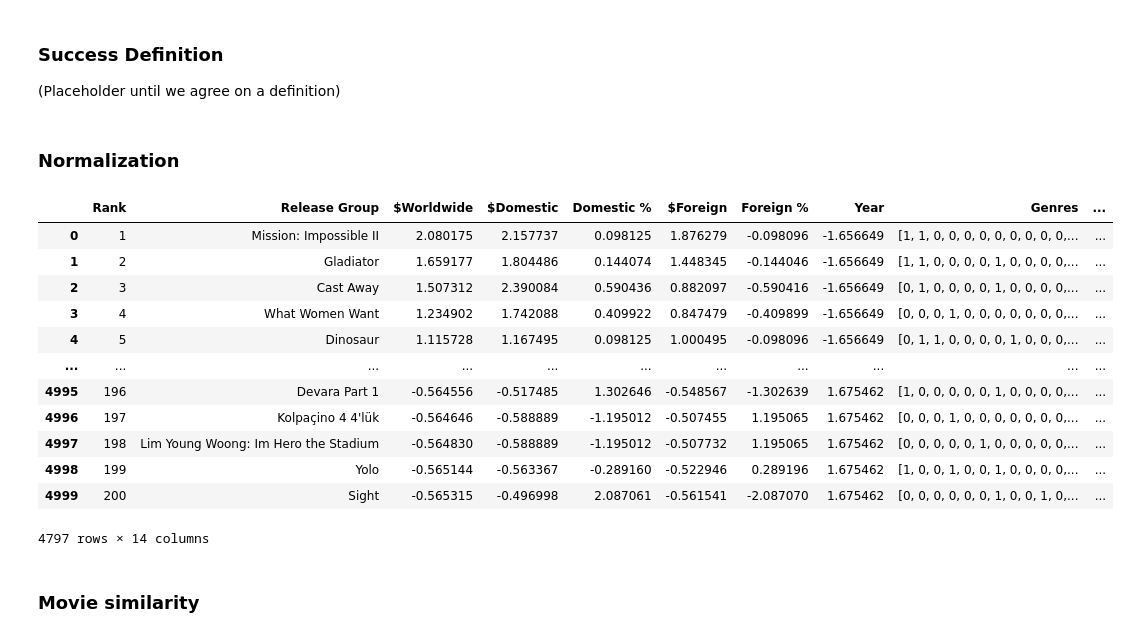
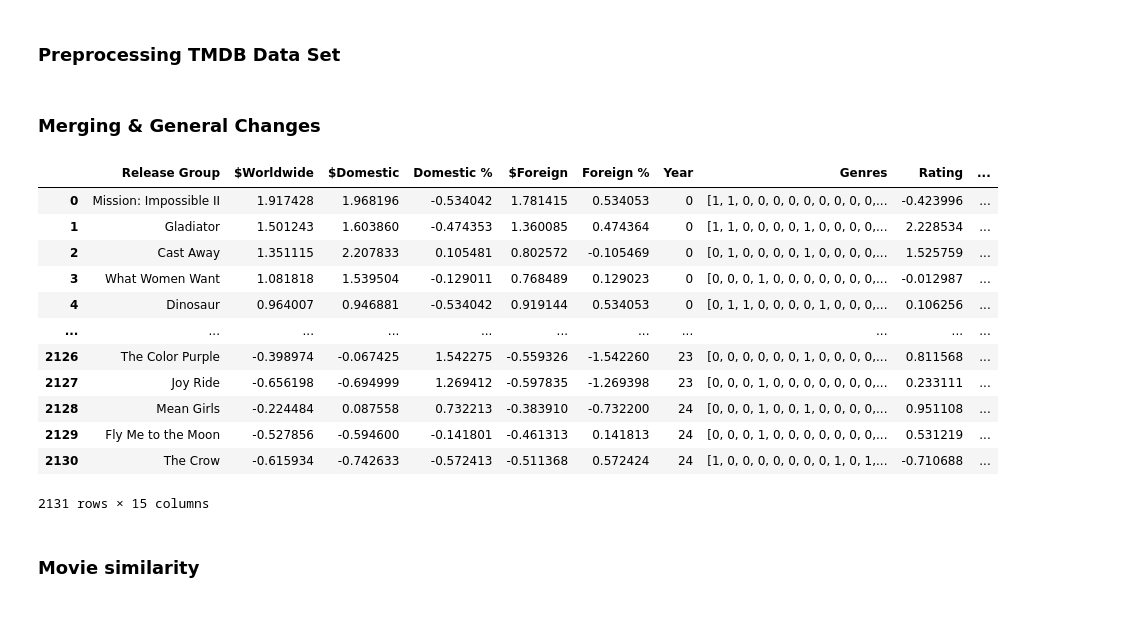
Before and after one commit to Jaslavie/sleeper-cinema, a Jupyter notebook: Data_Processing.ipynb, the cells around one changed output. Cells and saved outputs as stored; diff of their text form; code cells hidden in the pictures.

Commit message:
Finish data processing and begin graph implementation/construction

```diff
--- a/Data_Processing.ipynb
+++ b/Data_Processing.ipynb
@@ -3,4 +3,11 @@
 # %%
+import json
 import pandas as pd
-import sklearn
+import matplotlib.pyplot as plt
 from sklearn.preprocessing import StandardScaler
+from graph import Graph
+from graph_algorithms import get_degree_distribution, get_diameter
+
+csv_file_a = "./enhanced_box_office_data(2000-2024).csv"
+csv_file_b = "./tmdb_5000_movies.csv"
+graph_data_file = "./movie_graph.pkl"
@@ -171,3 +102,0 @@ display(movie_data)
-# %% [markdown]
-### Success Definition
-(Placeholder until we agree on a definition)
@@ -177,0 +103,2 @@ movie_data["Success"] = (movie_data["$Worldwide"] / movie_data["Year"].map(media
+# %% [markdown]
+### Preprocessing TMDB Data Set
@@ -178,33 +147,44 @@ movie_data["Success"] = (movie_data["$Worldwide"] / movie_data["Year"].map(media
 # %% [markdown]
-### Normalization
+### Merging & General Changes
 # %%
+# =================================================================================================
+# MERGING DATASETS
+# =================================================================================================
+movie_data = pd.merge(movie_data_A, movie_data_B, on="Release Group")
+
+# =================================================================================================
+# SUCCESS DEFINITION
+# =================================================================================================
+movie_data["Success"] = ((movie_data["$Worldwide"] - movie_data["Budget"])/ movie_data["Budget"]) > 1
+
+# Previously:
+# median_per_year = movie_data[['Year', '$Worldwide']].groupby("Year")["$Worldwide"].median()
+# movie_data["Success"] = (movie_data["$Worldwide"] / movie_data["Year"].map(median_per_year)) > 1
 
 # =================================================================================================
 # NORMALIZATION
 # =================================================================================================
-
-numeric_features = ['$Worldwide', '$Domestic', '$Foreign', 'Domestic %', 'Foreign %', 'Rating', 'Vote_Count', 'Year']
-
 scaler = StandardScaler()
+numeric_features = ['$Worldwide', '$Domestic', '$Foreign', 'Domestic %', 'Foreign %', 'Rating', 'Vote_Count', 'Budget']
 movie_data[numeric_features] = scaler.fit_transform(movie_data[numeric_features])
 
 # =================================================================================================
 # FINAL TABLE
 # =================================================================================================
 display(movie_data)
 # %% [output]
-|  | Rank | Release Group | $Worldwide | $Domestic | Domestic % | $Foreign | Foreign % | Year | Genres | ... |
-| 0 | 1 | Mission: Impossible II | 2.080175 | 2.157737 | 0.098125 | 1.876279 | -0.098096 | -1.656649 | [1, 1, 0, 0, 0, 0, 0, 0, 0, 0, 0,... | ... |
-| 1 | 2 | Gladiator | 1.659177 | 1.804486 | 0.144074 | 1.448345 | -0.144046 | -1.656649 | [1, 1, 0, 0, 0, 0, 1, 0, 0, 0, 0,... | ... |
-| 2 | 3 | Cast Away | 1.507312 | 2.390084 | 0.590436 | 0.882097 | -0.590416 | -1.656649 | [0, 1, 0, 0, 0, 0, 1, 0, 0, 0, 0,... | ... |
-| 3 | 4 | What Women Want | 1.234902 | 1.742088 | 0.409922 | 0.847479 | -0.409899 | -1.656649 | [0, 0, 0, 1, 0, 0, 0, 0, 0, 0, 0,... | ... |
-| 4 | 5 | Dinosaur | 1.115728 | 1.167495 | 0.098125 | 1.000495 | -0.098096 | -1.656649 | [0, 1, 1, 0, 0, 0, 0, 1, 0, 0, 0,... | ... |
+|  | Release Group | $Worldwide | $Domestic | Domestic % | $Foreign | Foreign % | Year | Genres | Rating | ... |
+| 0 | Mission: Impossible II | 1.917428 | 1.968196 | -0.534042 | 1.781415 | 0.534053 | 0 | [1, 1, 0, 0, 0, 0, 0, 0, 0, 0, 0,... | -0.423996 | ... |
+| 1 | Gladiator | 1.501243 | 1.603860 | -0.474353 | 1.360085 | 0.474364 | 0 | [1, 1, 0, 0, 0, 0, 1, 0, 0, 0, 0,... | 2.228534 | ... |
+| 2 | Cast Away | 1.351115 | 2.207833 | 0.105481 | 0.802572 | -0.105469 | 0 | [0, 1, 0, 0, 0, 0, 1, 0, 0, 0, 0,... | 1.525759 | ... |
+| 3 | What Women Want | 1.081818 | 1.539504 | -0.129011 | 0.768489 | 0.129023 | 0 | [0, 0, 0, 1, 0, 0, 0, 0, 0, 0, 0,... | -0.012987 | ... |
+| 4 | Dinosaur | 0.964007 | 0.946881 | -0.534042 | 0.919144 | 0.534053 | 0 | [0, 1, 1, 0, 0, 0, 0, 1, 0, 0, 0,... | 0.106256 | ... |
 | ... | ... | ... | ... | ... | ... | ... | ... | ... | ... | ... |
-| 4995 | 196 | Devara Part 1 | -0.564556 | -0.517485 | 1.302646 | -0.548567 | -1.302639 | 1.675462 | [1, 0, 0, 0, 0, 0, 1, 0, 0, 0, 0,... | ... |
-| 4996 | 197 | Kolpaçino 4 4'lük | -0.564646 | -0.588889 | -1.195012 | -0.507455 | 1.195065 | 1.675462 | [0, 0, 0, 1, 0, 0, 0, 0, 0, 0, 0,... | ... |
-| 4997 | 198 | Lim Young Woong: Im Hero the Stadium | -0.564830 | -0.588889 | -1.195012 | -0.507732 | 1.195065 | 1.675462 | [0, 0, 0, 0, 0, 1, 0, 0, 0, 0, 0,... | ... |
-| 4998 | 199 | Yolo | -0.565144 | -0.563367 | -0.289160 | -0.522946 | 0.289196 | 1.675462 | [1, 0, 0, 1, 0, 0, 1, 0, 0, 0, 0,... | ... |
-| 4999 | 200 | Sight | -0.565315 | -0.496998 | 2.087061 | -0.561541 | -2.087070 | 1.675462 | [0, 0, 0, 0, 0, 0, 1, 0, 0, 1, 0,... | ... |
+| 2126 | The Color Purple | -0.398974 | -0.067425 | 1.542275 | -0.559326 | -1.542260 | 23 | [0, 0, 0, 0, 0, 0, 1, 0, 0, 0, 0,... | 0.811568 | ... |
+| 2127 | Joy Ride | -0.656198 | -0.694999 | 1.269412 | -0.597835 | -1.269398 | 23 | [0, 0, 0, 1, 0, 0, 0, 0, 0, 0, 0,... | 0.233111 | ... |
+| 2128 | Mean Girls | -0.224484 | 0.087558 | 0.732213 | -0.383910 | -0.732200 | 24 | [0, 0, 0, 1, 0, 0, 1, 0, 0, 0, 0,... | 0.951108 | ... |
+| 2129 | Fly Me to the Moon | -0.527856 | -0.594600 | -0.141801 | -0.461313 | 0.141813 | 24 | [0, 0, 0, 1, 0, 0, 0, 0, 0, 0, 0,... | 0.531219 | ... |
+| 2130 | The Crow | -0.615934 | -0.742633 | -0.572413 | -0.511368 | 0.572424 | 24 | [1, 0, 0, 0, 0, 0, 0, 0, 1, 0, 1,... | -0.710688 | ... |
-4797 rows × 14 columns
+2131 rows × 15 columns
 # %% [markdown]
 ### Movie similarity
```
Also changed, not shown: parts of 12 cells of this notebook, 7 other files.
